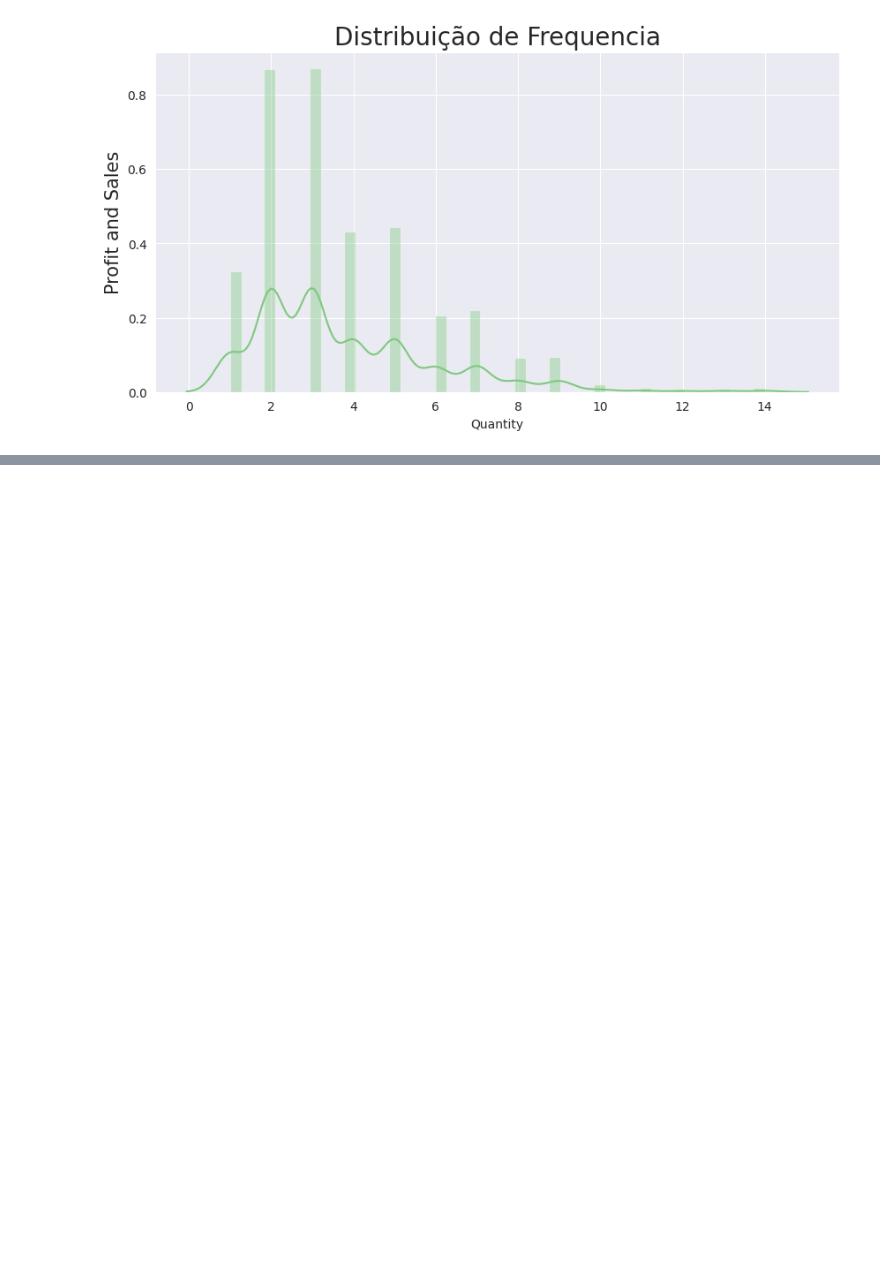
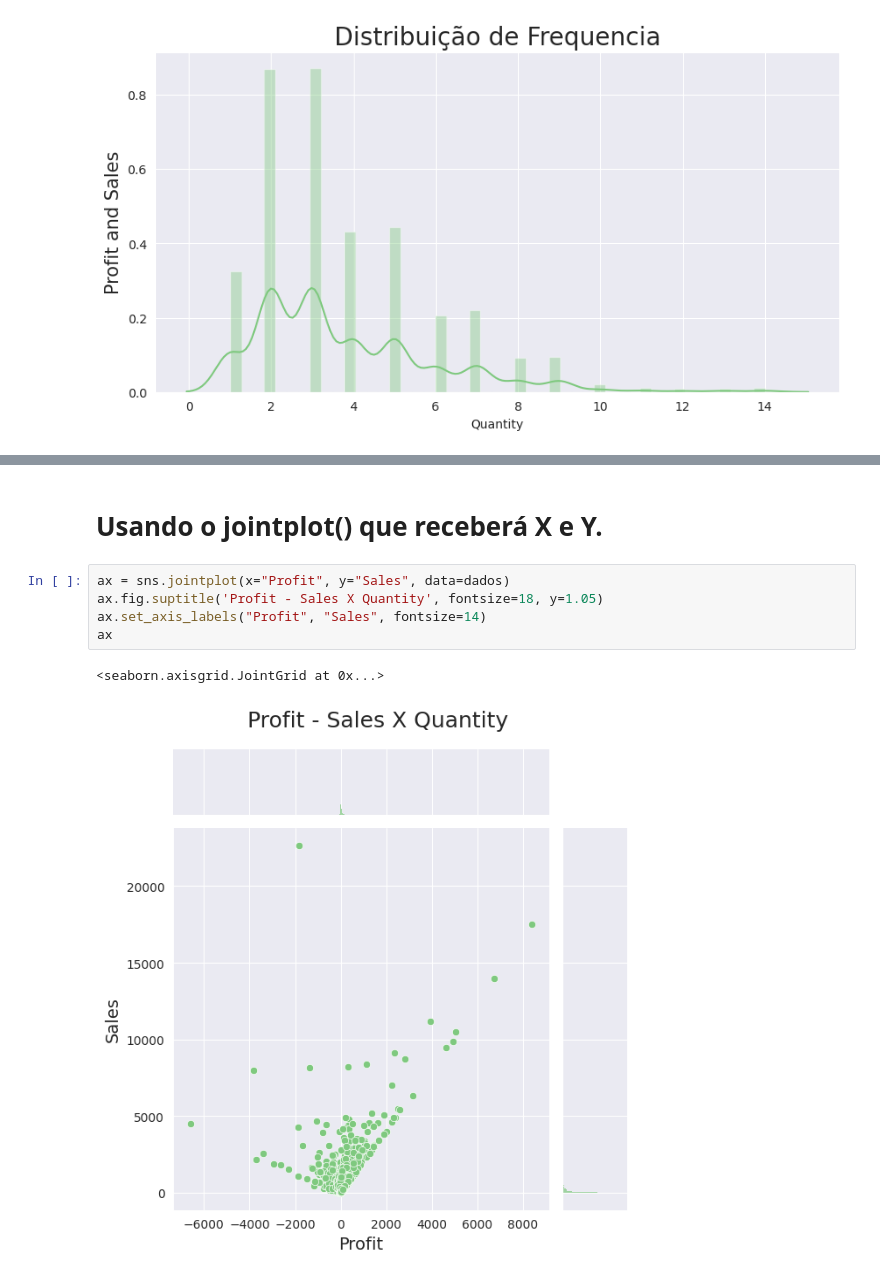
Before and after one commit to anaguriaa/Javascript, a Jupyter notebook: Untitled10.ipynb, the cells around one changed output, grey strips where cells are left out. Drawn from its saved outputs; the diff is of its cells as text; blank space fills up the shorter version.

```diff
--- a/Untitled10.ipynb
+++ b/Untitled10.ipynb
@@ -131,0 +139,10 @@ https://gist.github.com/mwaskom/de44147ed2974457ad6372750bbe5751
+# %% [markdown]
+# **Usando o jointplot() que receberá X e Y.**
+# %%
+ax = sns.jointplot(x="Profit", y="Sales", data=dados)
+ax.fig.suptitle('Profit - Sales X Quantity', fontsize=18, y=1.05)
+ax.set_axis_labels("Profit", "Sales", fontsize=14)
+ax
+# %% [output]
+<seaborn.axisgrid.JointGrid at 0x...>
+[figure, added]
```
Also changed, not shown: parts of 36 cells of this notebook.
